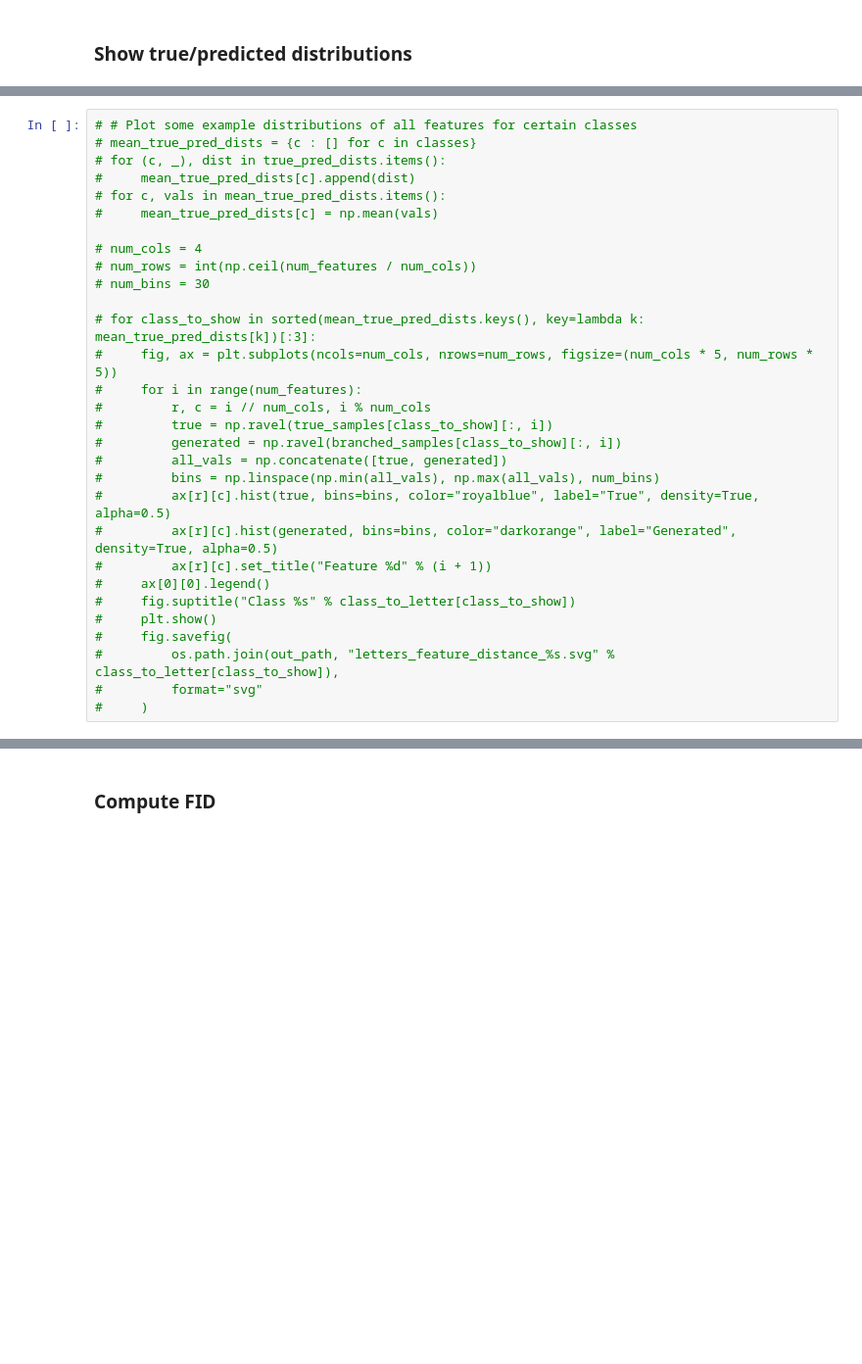
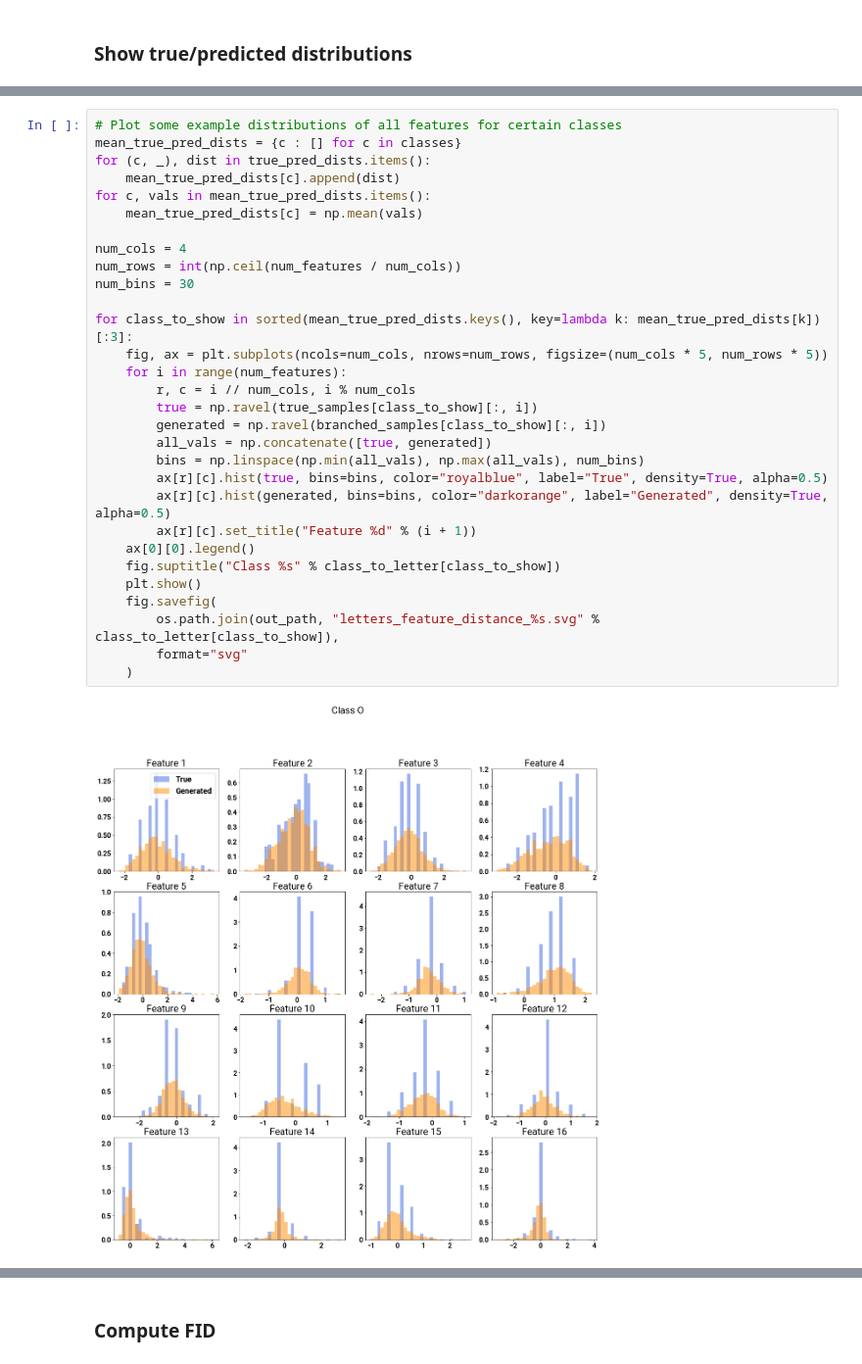
Before and after one commit to Genentech/branched-diffusion, a Jupyter notebook: notebooks/figures/letters_sample_quality.ipynb, the cells around one changed output, grey strips where cells are left out. Shown at 98% size. Drawn from its saved outputs; the diff is of its cells as text; blank space fills up the shorter version.

```diff
--- a/notebooks/figures/letters_sample_quality.ipynb
+++ b/notebooks/figures/letters_sample_quality.ipynb
@@ -250,30 +270,32 @@ Sampling class: 25
 # %%
-# # Plot some example distributions of all features for certain classes
-# mean_true_pred_dists = {c : [] for c in classes}
-# for (c, _), dist in true_pred_dists.items():
-#     mean_true_pred_dists[c].append(dist)
-# for c, vals in mean_true_pred_dists.items():
-#     mean_true_pred_dists[c] = np.mean(vals)
+# Plot some example distributions of all features for certain classes
+mean_true_pred_dists = {c : [] for c in classes}
+for (c, _), dist in true_pred_dists.items():
+    mean_true_pred_dists[c].append(dist)
+for c, vals in mean_true_pred_dists.items():
+    mean_true_pred_dists[c] = np.mean(vals)
 
-# num_cols = 4
-# num_rows = int(np.ceil(num_features / num_cols))
-# num_bins = 30
+num_cols = 4
+num_rows = int(np.ceil(num_features / num_cols))
+num_bins = 30
 
-# for class_to_show in sorted(mean_true_pred_dists.keys(), key=lambda k: mean_true_pred_dists[k])[:3]:
-#     fig, ax = plt.subplots(ncols=num_cols, nrows=num_rows, figsize=(num_cols * 5, num_rows * 5))
-#     for i in range(num_features):
-#         r, c = i // num_cols, i % num_cols
-#         true = np.ravel(true_samples[class_to_show][:, i])
-#         generated = np.ravel(branched_samples[class_to_show][:, i])
-#         all_vals = np.concatenate([true, generated])
-#         bins = np.linspace(np.min(all_vals), np.max(all_vals), num_bins)
-#         ax[r][c].hist(true, bins=bins, color="royalblue", label="True", density=True, alpha=0.5)
-#         ax[r][c].hist(generated, bins=bins, color="darkorange", label="Generated", density=True, alpha=0.5)
-#         ax[r][c].set_title("Feature %d" % (i + 1))
-#     ax[0][0].legend()
-#     fig.suptitle("Class %s" % class_to_letter[class_to_show])
-#     plt.show()
-#     fig.savefig(
-#         os.path.join(out_path, "letters_feature_distance_%s.svg" % class_to_letter[class_to_show]),
-#         format="svg"
-#     )
+for class_to_show in sorted(mean_true_pred_dists.keys(), key=lambda k: mean_true_pred_dists[k])[:3]:
+    fig, ax = plt.subplots(ncols=num_cols, nrows=num_rows, figsize=(num_cols * 5, num_rows * 5))
+    for i in range(num_features):
+        r, c = i // num_cols, i % num_cols
+        true = np.ravel(true_samples[class_to_show][:, i])
+        generated = np.ravel(branched_samples[class_to_show][:, i])
+        all_vals = np.concatenate([true, generated])
+        bins = np.linspace(np.min(all_vals), np.max(all_vals), num_bins)
+        ax[r][c].hist(true, bins=bins, color="royalblue", label="True", density=True, alpha=0.5)
+        ax[r][c].hist(generated, bins=bins, color="darkorange", label="Generated", density=True, alpha=0.5)
+        ax[r][c].set_title("Feature %d" % (i + 1))
+    ax[0][0].legend()
+    fig.suptitle("Class %s" % class_to_letter[class_to_show])
+    plt.show()
+    fig.savefig(
+        os.path.join(out_path, "letters_feature_distance_%s.svg" % class_to_letter[class_to_show]),
+        format="svg"
+    )
+# %% [output]
+[figure, added]
```
Also changed, not shown: parts of 9 cells of this notebook.
